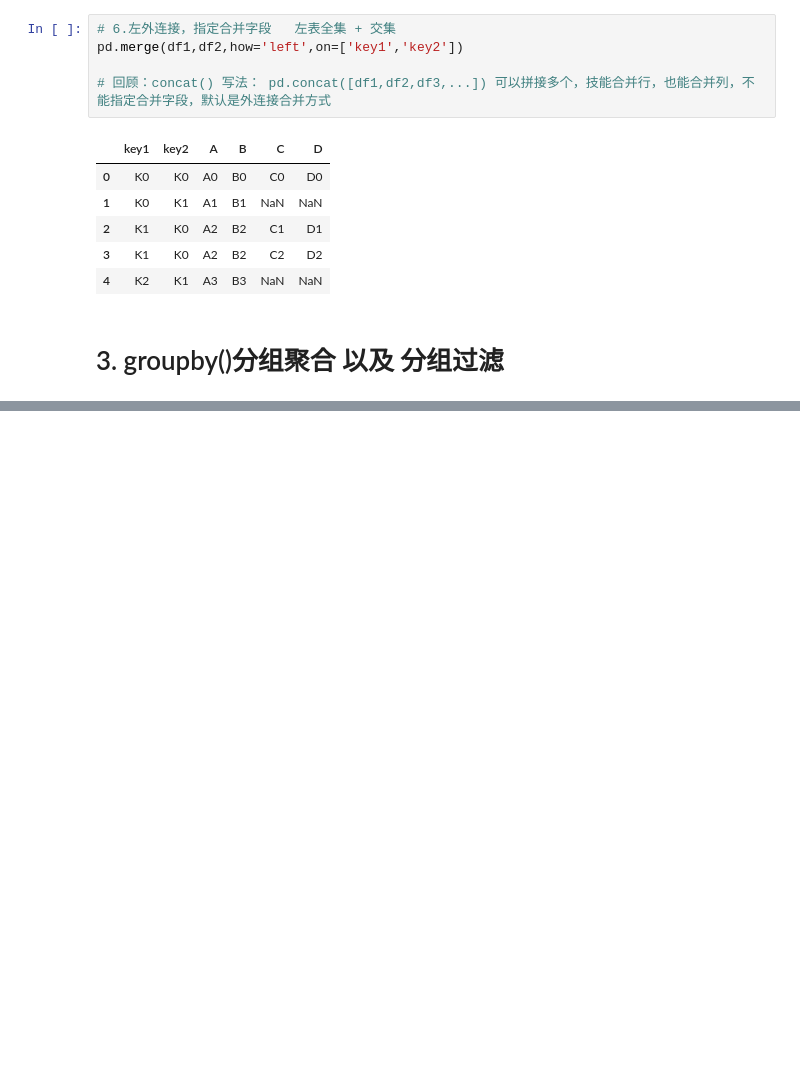
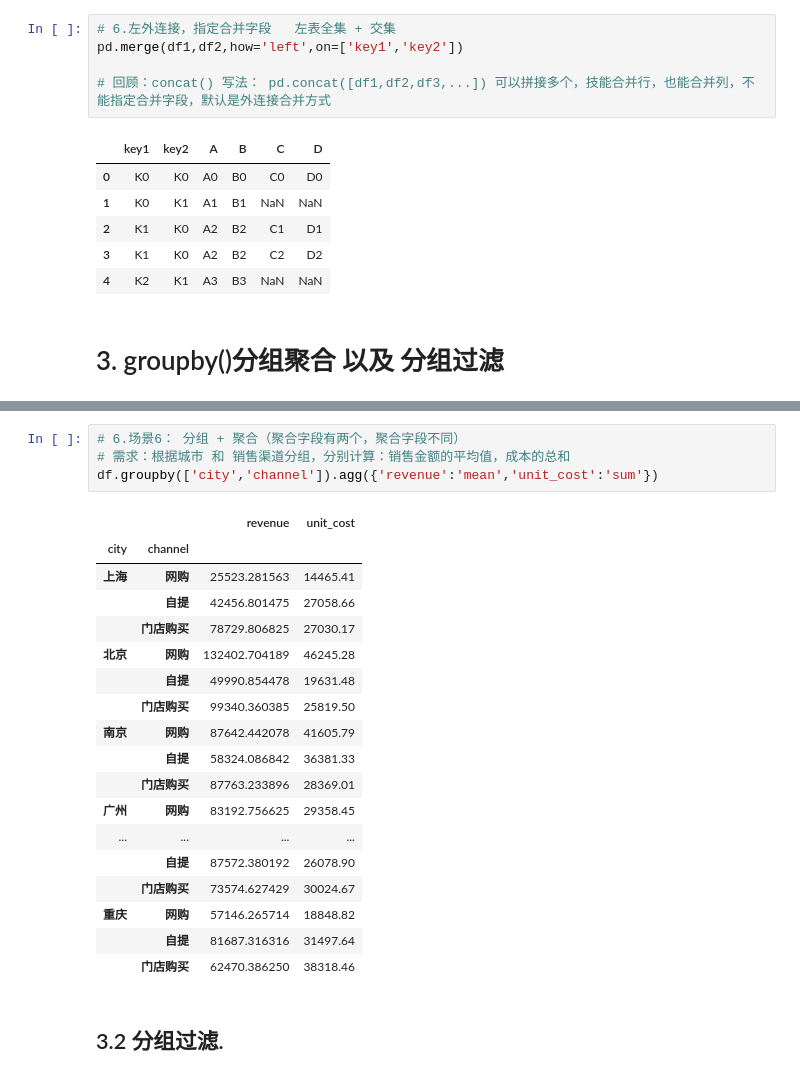
Before and after one commit to Dafu1011/Data-analysis-note, a Jupyter notebook: pandasProject/JupyterNoterbook/06_Pandas进阶语法.ipynb, the cells around one changed output, grey strips where cells are left out. Drawn from its saved outputs; the diff is of its cells as text; blank space fills up the shorter version.

```diff
--- a/pandasProject/JupyterNoterbook/06_Pandas进阶语法.ipynb
+++ b/pandasProject/JupyterNoterbook/06_Pandas进阶语法.ipynb
@@ -458,0 +565,25 @@ df = pd.read_csv
+# %%
+# 6.场景6： 分组 + 聚合（聚合字段有两个，聚合字段不同）
+# 需求：根据城市 和 销售渠道分组，分别计算：销售金额的平均值，成本的总和
+df.groupby(['city','channel']).agg({'revenue':'mean','unit_cost':'sum'})
+# %% [output]
+|  |  | revenue | unit_cost |
+| city | channel |  |  |
+| 上海 | 网购 | 25523.281563 | 14465.41 |
+|  | 自提 | 42456.801475 | 27058.66 |
+|  | 门店购买 | 78729.806825 | 27030.17 |
+| 北京 | 网购 | 132402.704189 | 46245.28 |
+|  | 自提 | 49990.854478 | 19631.48 |
+|  | 门店购买 | 99340.360385 | 25819.50 |
+| 南京 | 网购 | 87642.442078 | 41605.79 |
+|  | 自提 | 58324.086842 | 36381.33 |
+|  | 门店购买 | 87763.233896 | 28369.01 |
+| 广州 | 网购 | 83192.756625 | 29358.45 |
+| ... | ... | ... | ... |
+|  | 自提 | 87572.380192 | 26078.90 |
+|  | 门店购买 | 73574.627429 | 30024.67 |
+| 重庆 | 网购 | 57146.265714 | 18848.82 |
+|  | 自提 | 81687.316316 | 31497.64 |
+|  | 门店购买 | 62470.386250 | 38318.46 |
+# %% [markdown]
+## 3.2 分组过滤.
```
Also changed, not shown: parts of 15 cells of this notebook, 8 other files.
